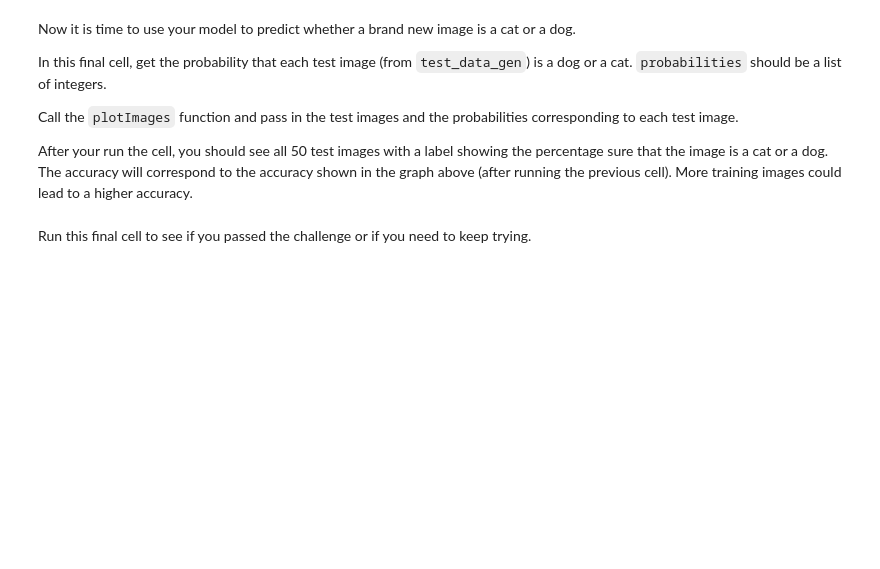
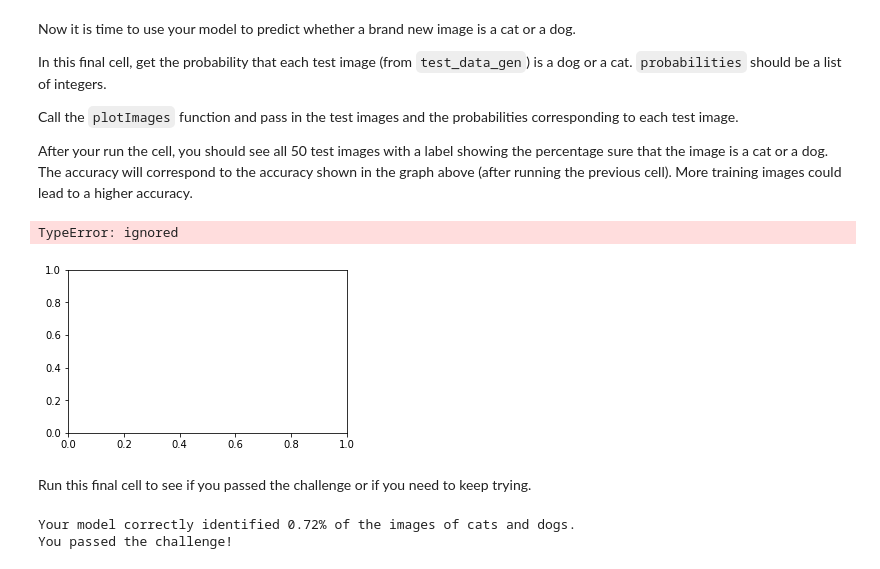
Before and after one commit to TimothyLMoore/FCC_CatorDog_Project, a Jupyter notebook: fcc_cat_dog.ipynb, the cells around one changed output. Saved outputs shown, nothing was run; the diff lists cells and outputs as text; code cells hidden in the pictures; blank space fills up the shorter version.

Commit message:
Model works, but still working on getting the predicted images to show with the predictions

```diff
--- a/fcc_cat_dog.ipynb
+++ b/fcc_cat_dog.ipynb
@@ -165,3 +163,12 @@ train_image_generator = None
+# %%
+train_image_generator = ImageDataGenerator(
+    rescale=1./255,
+    rotation_range=45,
+    horizontal_flip=True,
+    vertical_flip=True,
+    width_shift_range=0.2,
+    height_shift_range=0.2,
+    )
 # %% [markdown]
 You don't have to do anything for the next cell. `train_data_gen` is created just like before but with the new `train_image_generator`. Then, a single image is plotted five different times using different variations.
 # %%
@@ -190,0 +190,22 @@ model.summary()
+# %%
+model = Sequential()
+
+
+model.add(Conv2D(8, 3, activation="relu", input_shape=(IMG_HEIGHT, IMG_WIDTH, 3)))
+model.add(MaxPooling2D(2))
+model.add(Conv2D(16, 3, activation="relu"))
+model.add(MaxPooling2D(2))
+model.add(Conv2D(32, 3, activation="relu"))
+model.add(MaxPooling2D(2))
+model.add(Conv2D(64, 3, activation="relu"))
+model.add(MaxPooling2D(2))
+model.add(Flatten())
+model.add(Dense(512, activation='relu'))
+model.add(Dense(1, activation='sigmoid'))
+
+model.compile(optimizer='adam',
+              loss=tf.keras.losses.BinaryCrossentropy(from_logits=True),
+              metrics=['accuracy'])
+
+
+model.summary()
@@ -194,0 +232,3 @@ history = None
+# %%
+history = model.fit(train_data_gen, steps_per_epoch=10, epochs=epochs,
+                    validation_data=val_data_gen)
@@ -224,6 +285,14 @@ In this final cell, get the probability that each test image (from `test_data_ge
 Call the `plotImages` function and pass in the test images and the probabilities corresponding to each test image.
 
 After your run the cell, you should see all 50 test images with a label showing the percentage sure that the image is a cat or a dog. The accuracy will correspond to the accuracy shown in the graph above (after running the previous cell). More training images could lead to a higher accuracy.
+# %%
+probabilities = model.predict(test_data_gen)
+probabilities = probabilities.flatten().tolist()
+
+plotImages(test_data_gen, probabilities = probabilities)
+# %% [output]
+TypeError: ignored
+[figure, added]
 # %% [markdown]
 Run this final cell to see if you passed the challenge or if you need to keep trying.
 # %%
@@ -249,3 +318,6 @@ if passed_challenge:
   print("You passed the challenge!")
 else:
   print("You haven't passed yet. Your model should identify at least 63% of the images. Keep trying. You will get it!")
+# %% [output]
+Your model correctly identified 0.72% of the images of cats and dogs.
+You passed the challenge!
```
Also changed, not shown: parts of 7 cells of this notebook.
